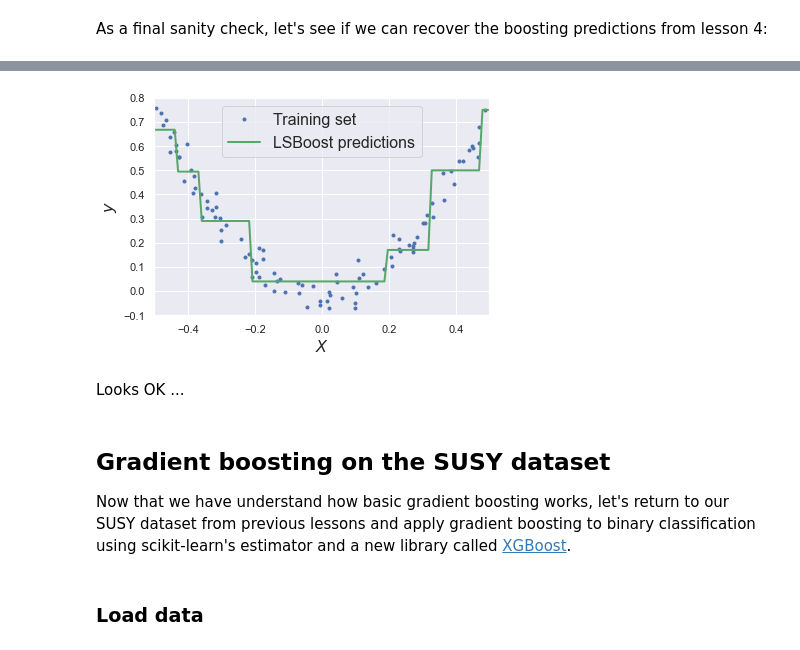
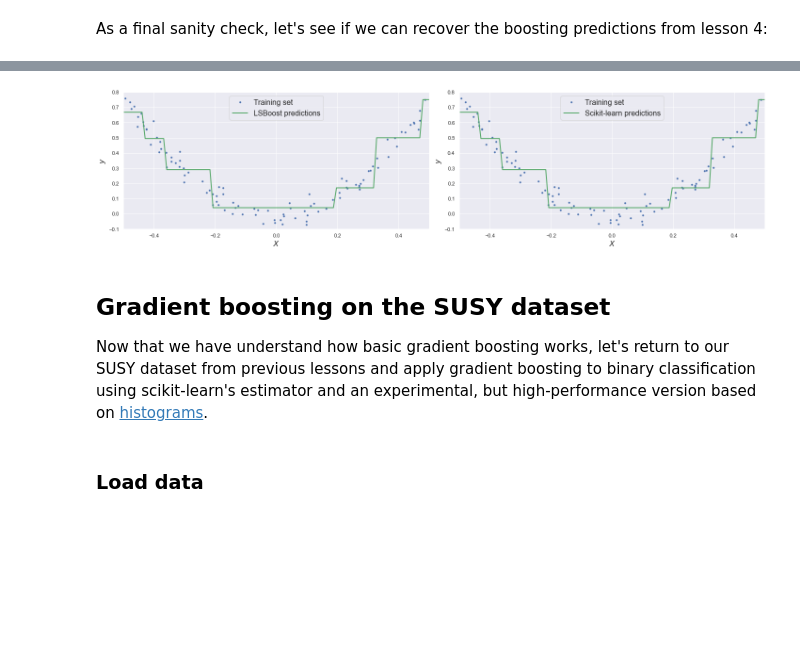
Before and after one commit to lewtun/hepml, a Jupyter notebook: notebooks/lesson05_gradient-boosting-deep-dive.ipynb, the cells around one changed output, grey strips where cells are left out. Cells and saved outputs as stored; diff of their text form; code cells hidden in the pictures; blank space fills up the shorter version.

Commit message:
Finish lesson 5

```diff
--- a/notebooks/lesson05_gradient-boosting-deep-dive.ipynb
+++ b/notebooks/lesson05_gradient-boosting-deep-dive.ipynb
@@ -247,22 +257,33 @@ MSE: 0.0000000000000000
 # %% [markdown]
 As a final sanity check, let's see if we can recover the boosting predictions from lesson 4:
 # %%
-lsb = LSBoost(learning_rate=1., n_trees=3, max_depth=2)
+n_trees, max_depth, learning_rate = 3, 2, 1.0
+
+lsb = LSBoost(learning_rate=learning_rate, n_trees=n_trees, max_depth=max_depth)
 lsb.fit(X, y)
 
+gbr = GradientBoostingRegressor(learning_rate=learning_rate, n_estimators=n_trees, max_depth=max_depth)
+gbr.fit(X, y)
+
+fig, (ax0, ax1) = plt.subplots(ncols=2, figsize=(20,5))
+
+plt.subplot(ax0)
 plot_predictions(
     [lsb], X, y, axes=[-0.5, 0.5, -0.1, 0.8], label="LSBoost predictions", style="g-", data_label="Training set"
 )
-plt.show()
+
+plt.subplot(ax1)
+plot_predictions(
+    [lsb], X, y, axes=[-0.5, 0.5, -0.1, 0.8], label="Scikit-learn predictions", style="g-", data_label="Training set"
+)
+plt.tight_layout()
 # %% [output]
 [interactive output not drawn]
-[figure, old version]
+[figure, new version]
-# %% [markdown]
-Looks OK ...
 # %% [markdown]
 ## Gradient boosting on the SUSY dataset
 
-Now that we have understand how basic gradient boosting works, let's return to our SUSY dataset from previous lessons and apply gradient boosting to binary classification using scikit-learn's estimator and a new library called [XGBoost](https://xgboost.readthedocs.io/en/latest/).
+Now that we have understand how basic gradient boosting works, let's return to our SUSY dataset from previous lessons and apply gradient boosting to binary classification using scikit-learn's estimator and an experimental, but high-performance version based on [histograms](https://scikit-learn.org/stable/modules/ensemble.html#histogram-based-gradient-boosting).
 # %% [markdown]
 ### Load data
 # %%
```
Also changed, not shown: parts of 38 cells of this notebook, 1 other file.
